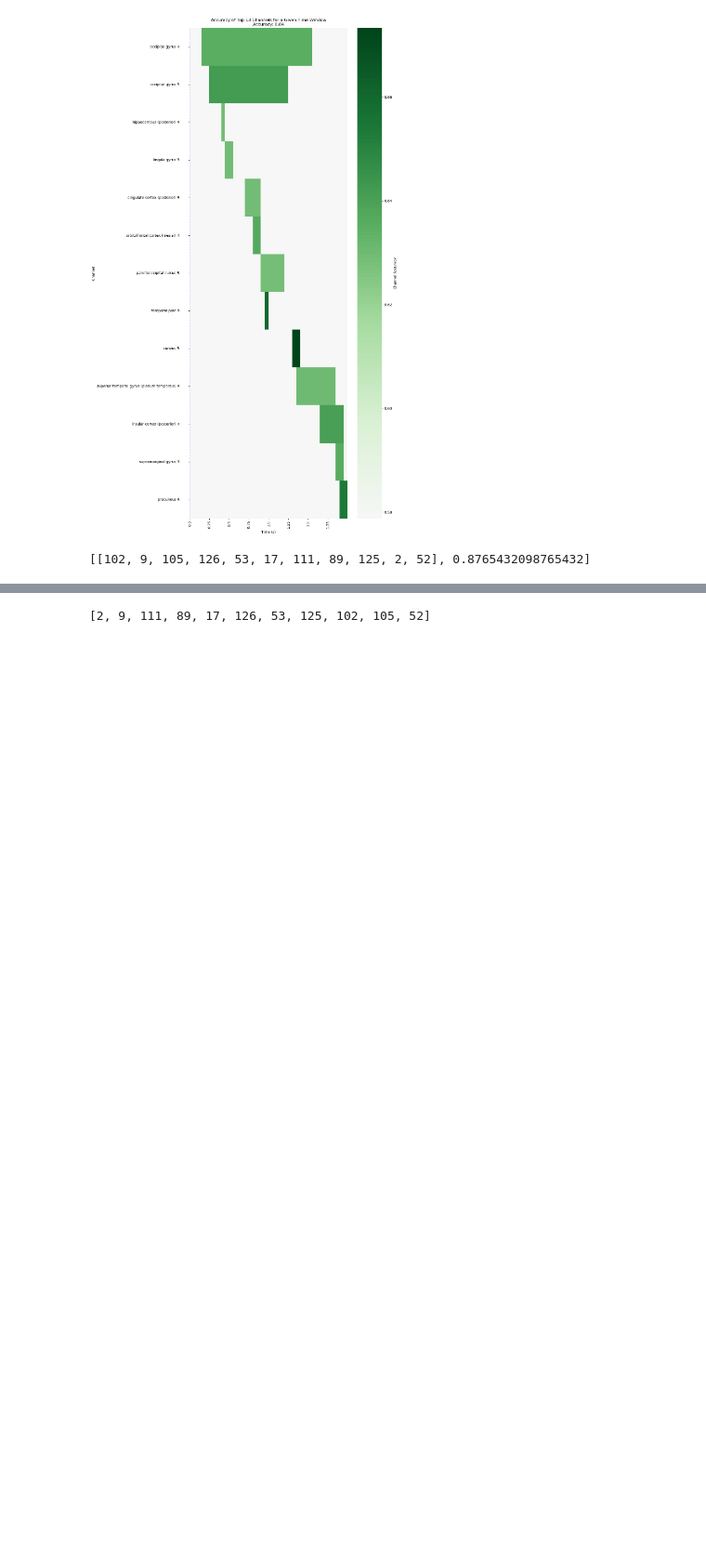
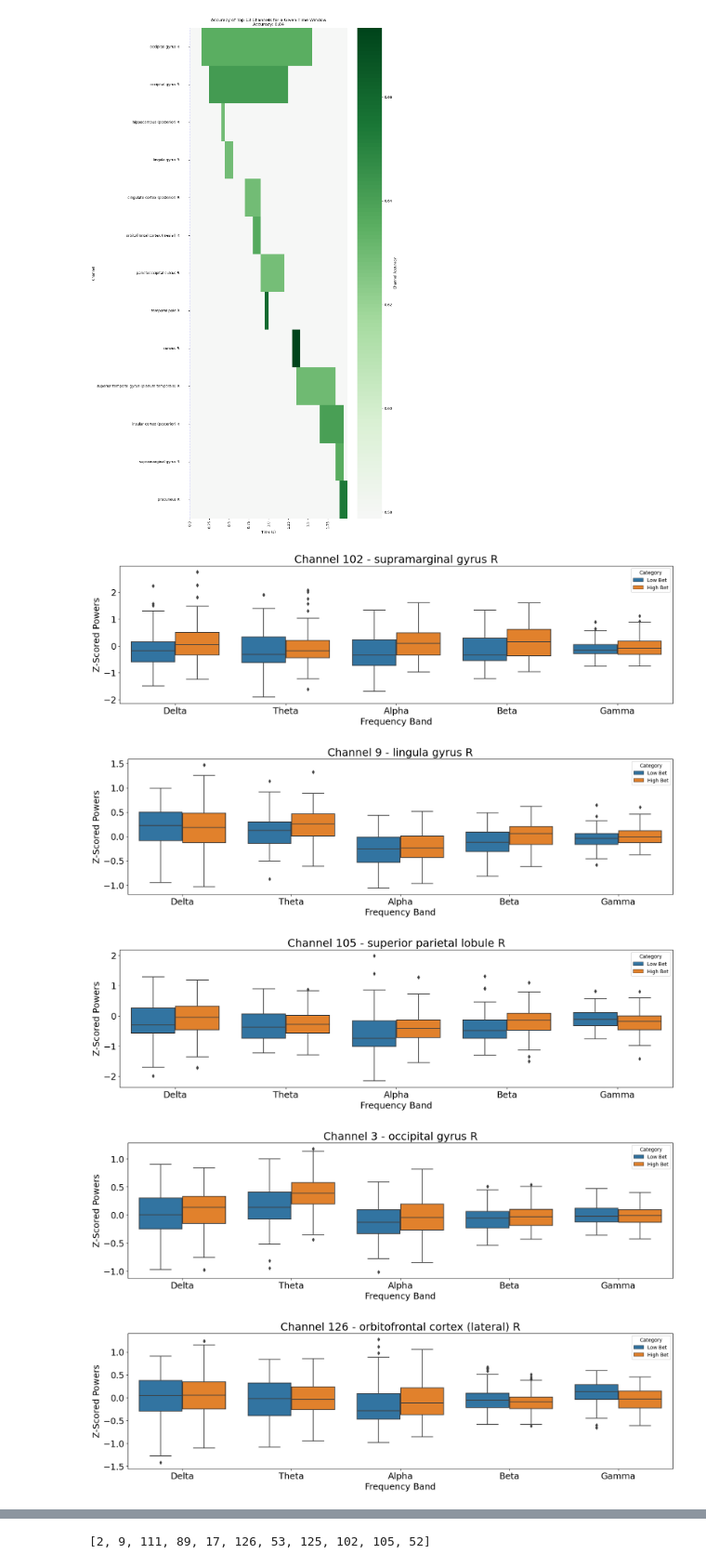
Before and after one commit to ncsl/decoding-decision-making, a Jupyter notebook: [Prototype] EFRI Data Analysis LDA.ipynb, the cells around one changed output, grey strips where cells are left out. Shown at 93% size. Cells and saved outputs as stored; diff of their text form; code cells hidden in the pictures; blank space fills up the shorter version.

```diff
--- a/[Prototype] EFRI Data Analysis LDA.ipynb
+++ b/[Prototype] EFRI Data Analysis LDA.ipynb
@@ -216,8 +186,8 @@ class LogisticReg(Estimator):
     def _reset_metrics(self):
         self.mean_scores = []
         self.dvals = []
-        self.low_bet_avg_powers = []
-        self.high_bet_avg_powers = []
+        self.low_bet_powers = []
+        self.high_bet_powers = []
         self.diff_avg_powers = []
 
     def _reshape_attributes(self, new_shape:tuple):
@@ -227,12 +197,12 @@ class LogisticReg(Estimator):
                 setattr(self, attr_name, np.reshape(getattr(self, attr_name), new_shape))
 
     def train(self, X, y):
-        low_bet_avg_powers = X[np.where(y == 0)].mean(0)
-        high_bet_avg_powers = X[np.where(y == 1)].mean(0)
-        diff_avg_powers = high_bet_avg_powers - low_bet_avg_powers
+        low_bet_powers = X[np.where(y == 0)]
+        high_bet_powers = X[np.where(y == 1)]
+        diff_avg_powers = high_bet_powers.mean(0) - low_bet_powers.mean(0)
 
-        self.high_bet_avg_powers.append(high_bet_avg_powers)
-        self.low_bet_avg_powers.append(low_bet_avg_powers)
+        self.high_bet_powers.append(high_bet_powers)
+        self.low_bet_powers.append(low_bet_powers)
         self.diff_avg_powers.append(diff_avg_powers)
 
 
@@ -1159,8 +1131,35 @@ classifier.plot_heatmap(top_chs,0, accuracies[peak_accuracy_group_idx], False, o
 [2, 3, 49, 8, 29, 129, 16, 89, 19, 32, 39, 101, 109]
 [figure]
 # %%
-results = classifier.get_optimal_channel_combination(y)
+results = classifier.get_optimal_channel_combination(y, max_channels=10)
-# %%
-results[0]
-# %% [output]
-[[102, 9, 105, 126, 53, 17, 111, 89, 125, 2, 52], 0.8765432098765432]
+# %%
+def plot_freq_box_plots(self, y:np.ndarray, channels:list, out_path:str=None):
+    """Plot box-and-whisker plots of the power of each frequency band for each channel in the optimal combination"""
+    optimal_time_window_info_channels = [lst[0] for lst in self._optimal_time_windows_per_channel]
+    for ch in channels:
+        idx = np.where(optimal_time_window_info_channels == ch)[0][0]
+
+        bet_powers = np.concatenate((self.low_bet_powers[idx], self.high_bet_powers[idx])).flatten()
+
+        powers = {
+            'Z-Scored Powers' : bet_powers,
+            'Frequency Band' : np.tile(['Delta', 'Theta', 'Alpha', 'Beta', 'Gamma'], int(len(bet_powers) / 5)),
+            'Category' : np.concatenate((np.repeat('Low Bet', 5*(len(y) - y.sum())), np.repeat('High Bet', 5*y.sum())))
+        }
+
+        power_df = pd.DataFrame(powers)
+
+        fig, axs = plt.subplots(1, 1, figsize=(20, 5))
+        sns.boxplot(data=power_df, x='Frequency Band', y='Z-Scored Powers', hue='Category', ax=axs)
+        axs.set_title(f'Channel {ch} - {self._elec_areas[ch]}')
+
+        plt.savefig(out_path + '_power_per_freq_box_plots.png')
+        plt.show()
+# %%
+plot_freq_box_plots(classifier, results[0][0], y)
+# %% [output]
+[figure, added]
+[figure, added]
+[figure, added]
+[figure, added]
+[figure, added]
```
Also changed, not shown: parts of 22 cells of this notebook, 2 other files.
